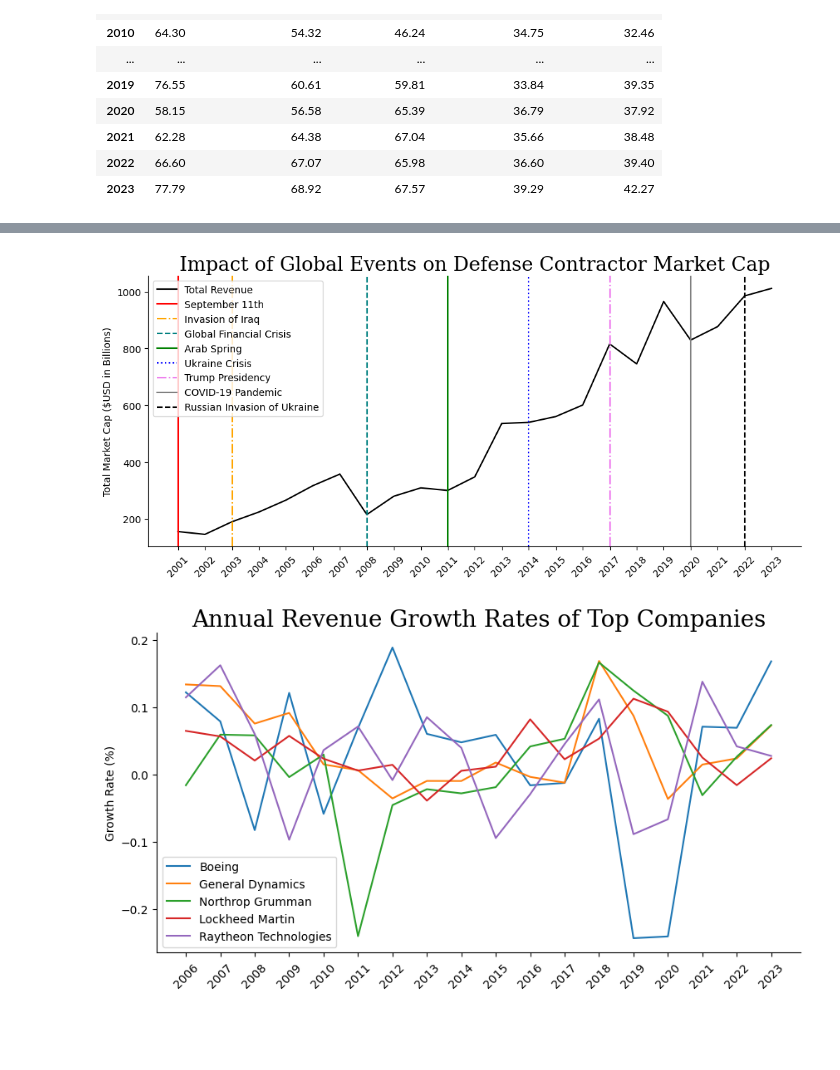
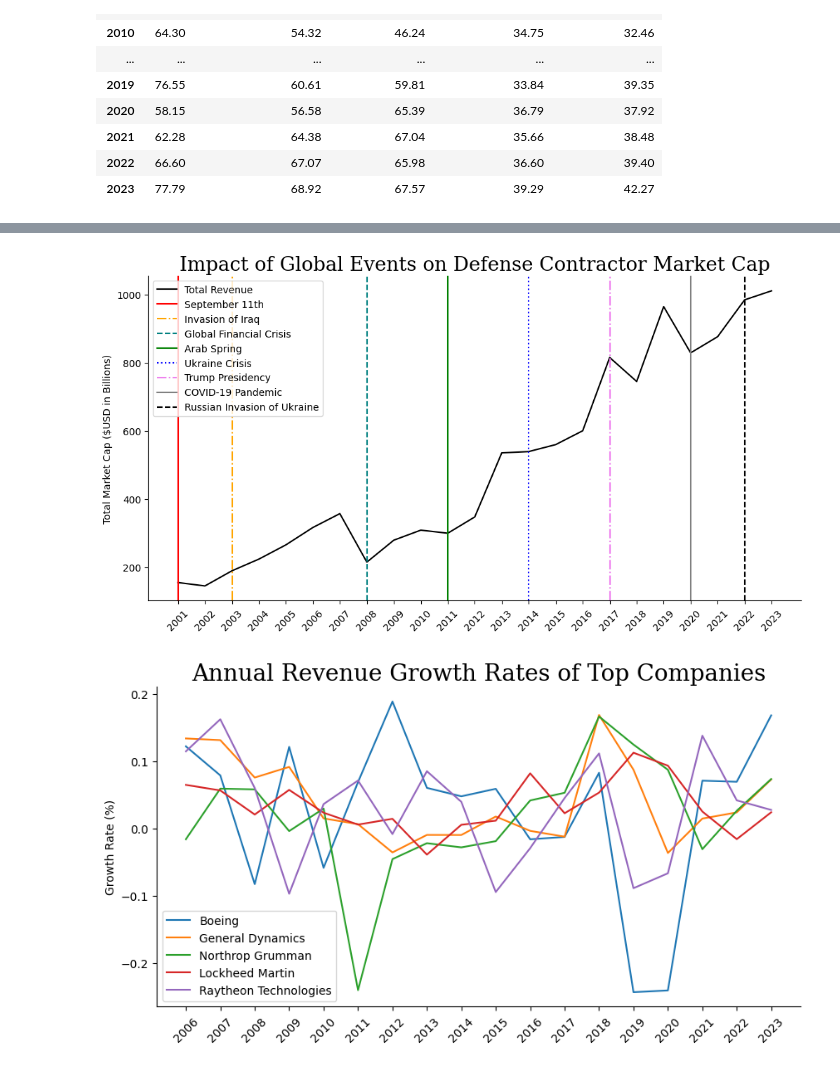
Before and after one commit to robertholzmann/Blogpost, a Jupyter notebook: Real Deal/defense_contractors.ipynb, the cells around one changed output, grey strips where cells are left out. Cells and saved outputs as stored; diff of their text form; code cells hidden in the pictures; blank space fills up the shorter version.

```diff
--- a/Real Deal/defense_contractors.ipynb
+++ b/Real Deal/defense_contractors.ipynb
@@ -482,35 +499,35 @@ key_events = {
 
 # Aggregate market cap by year
 market_cap = df.groupby('Year')['Market cap'].sum()
 
 # Plot market cap with key events
-plt.figure(figsize=(12, 5))
+plt.figure(figsize=(12, 6))
 plt.plot(market_cap.index, market_cap.values,  label='Total Revenue', color='black')
 
 
 # Add vertical lines using key_events dictionary
 for year, event in key_events.items():
     plt.axvline(x=int(year), color=event['color'], linestyle=event['linestyle'], label=event['event'])
 
 # Create fontdict to format font
 font = {'family': 'serif',
         'weight': 'normal',
         'size': 20
        }
 
 plt.title('Impact of Global Events on Defense Contractor Market Cap', fontdict=font)
 plt.xlabel('')
 plt.ylabel('Total Market Cap ($USD in Billions)')
 
 # To display each year 2001-2023 along x-axis
 all_years = np.arange(df['Year'].min(), df['Year'].max() + 1)
 plt.xticks(ticks=all_years, labels=all_years, rotation=45)
 
 plt.gca().spines[['top', 'right']].set_visible(False)
 plt.legend()
 plt.show()
 # %% [output]
-[figure, old version]
+[figure, new version]
 # %%
 # Calculate annual growth rates for each company
 df['Revenue Growth'] = df.groupby('Name')['Revenue'].pct_change()
```
Also changed, not shown: parts of 5 cells of this notebook, 19 other files.
